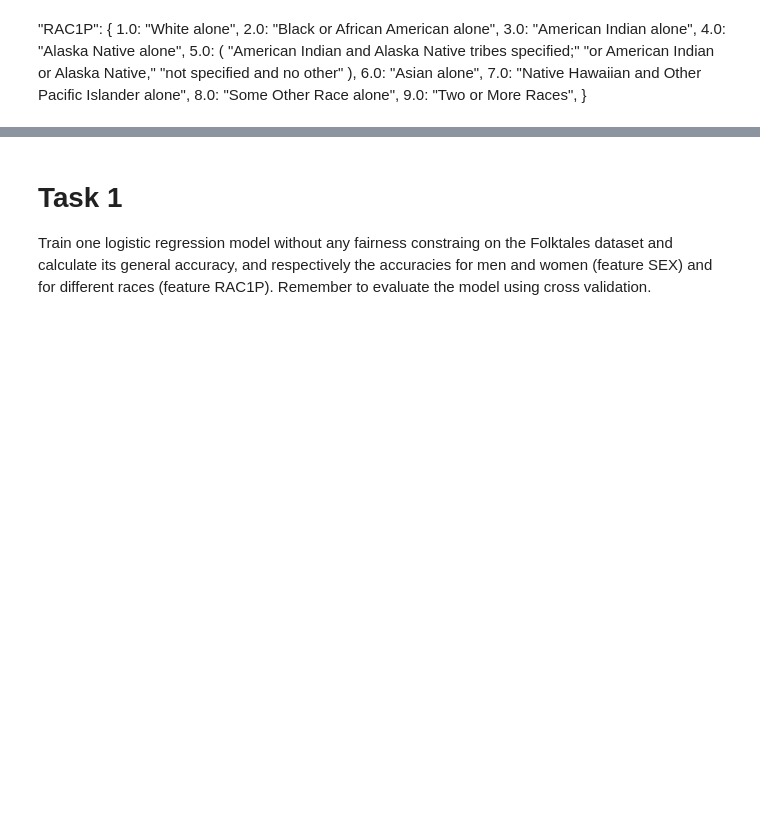
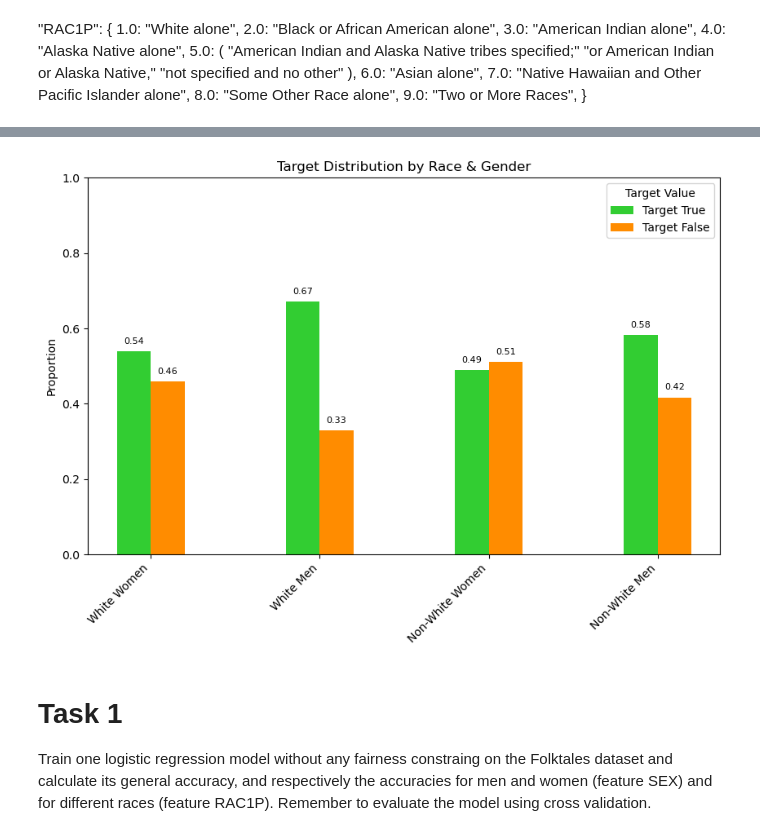
Before and after one commit to AlteaF/Algorithmic_Fairness_2025, a Jupyter notebook: ass2/afae25-assignment-02-template.ipynb, the cells around one changed output, grey strips where cells are left out. Saved outputs shown, nothing was run; the diff lists cells and outputs as text; code cells hidden in the pictures; blank space fills up the shorter version.

```diff
--- a/ass2/afae25-assignment-02-template.ipynb
+++ b/ass2/afae25-assignment-02-template.ipynb
@@ -65,0 +83,6 @@ X_train, X_test, y_train, y_test, group_train, group_test = train_test_split(
+# %%
+age_p = features_transformed["AGEP"]
+
+data.drop("AGEP", axis = 1, inplace=True)
+# %%
+data = pd.concat([data.reset_index(drop=True), age_p.reset_index(drop=True)], axis=1)
@@ -71,0 +117,3 @@ array([1, 1, 1, ..., 1, 1, 1])
+# %%
+target_d = pd.DataFrame(target)
+print(target_d.shape)
@@ -71,0 +122,4 @@ array([1, 1, 1, ..., 1, 1, 1])
+# %%
+for_analysis = pd.concat([data.reset_index(drop=True), target_d.reset_index(drop=True)], axis=1)
+
+for_analysis.rename(columns={0:"target"}, inplace=True)
@@ -133,3 +265,66 @@ Name: target, dtype: float64
+# %%
+import matplotlib.pyplot as plt
+import numpy as np
+
+# Define masks for race
+white_mask = (for_analysis.loc[:, "RAC1P_2":"RAC1P_9"] == 0).all(axis=1)
+non_white_mask = (for_analysis.loc[:, "RAC1P_2":"RAC1P_9"] == 1).any(axis=1)
+
+# Define masks for gender
+woman_mask = for_analysis["SEX_2"] == 1
+man_mask = for_analysis["SEX_2"] == 0
+
+# Create combined groups
+groups = {
+    "White Women": for_analysis[white_mask & woman_mask],
+    "White Men": for_analysis[white_mask & man_mask],
+    "Non-White Women": for_analysis[non_white_mask & woman_mask],
+    "Non-White Men": for_analysis[non_white_mask & man_mask]
+}
+
+# Collect data for plotting
+group_names = []
+target_distributions = []
+for group_name, group_df in groups.items():
+    target_dist = group_df["target"].value_counts(normalize=True).sort_index()
+    group_names.append(group_name)
+    target_distributions.append(target_dist)
+
+target_colors = {True: "limegreen", False: "darkorange"}
+
+# Convert list to numpy array for plotting
+target_categories = sorted(for_analysis["target"].unique(), reverse=True)  # Reversed order
+  # Ensure correct order of target values
+num_targets = len(target_categories)
+num_groups = len(groups)
+bar_width = 0.2  # Width of bars
+
+# Create bar positions
+x = np.arange(num_groups)
+
+# Plot results
+plt.figure(figsize=(10, 6))
+
+for i, target_val in enumerate(target_categories):
+    values = [dist.get(target_val, 0) for dist in target_distributions]  # Get proportions for each group
+    plt.bar(x + i * bar_width, values, bar_width, label=f"Target {target_val}", color=target_colors[target_val])
+
+# Labeling
+plt.xticks(x + (num_targets - 1) * bar_width / 2, group_names, rotation=45, ha="right")
+plt.ylabel("Proportion")
+plt.title("Target Distribution by Race & Gender")
+plt.legend(title="Target Value")
+plt.ylim(0, 1)
+
+# Display values on bars
+for i, target_val in enumerate(target_categories):
+    values = [dist.get(target_val, 0) for dist in target_distributions]
+    for j, value in enumerate(values):
+        plt.text(x[j] + i * bar_width, value + 0.02, f"{value:.2f}", ha="center", fontsize=8)
+
+plt.show()
+# %% [output]
+[figure, added]
 # %% [markdown]
 # Task 1
 
```
Also changed, not shown: parts of 39 cells of this notebook, 10 other files.
